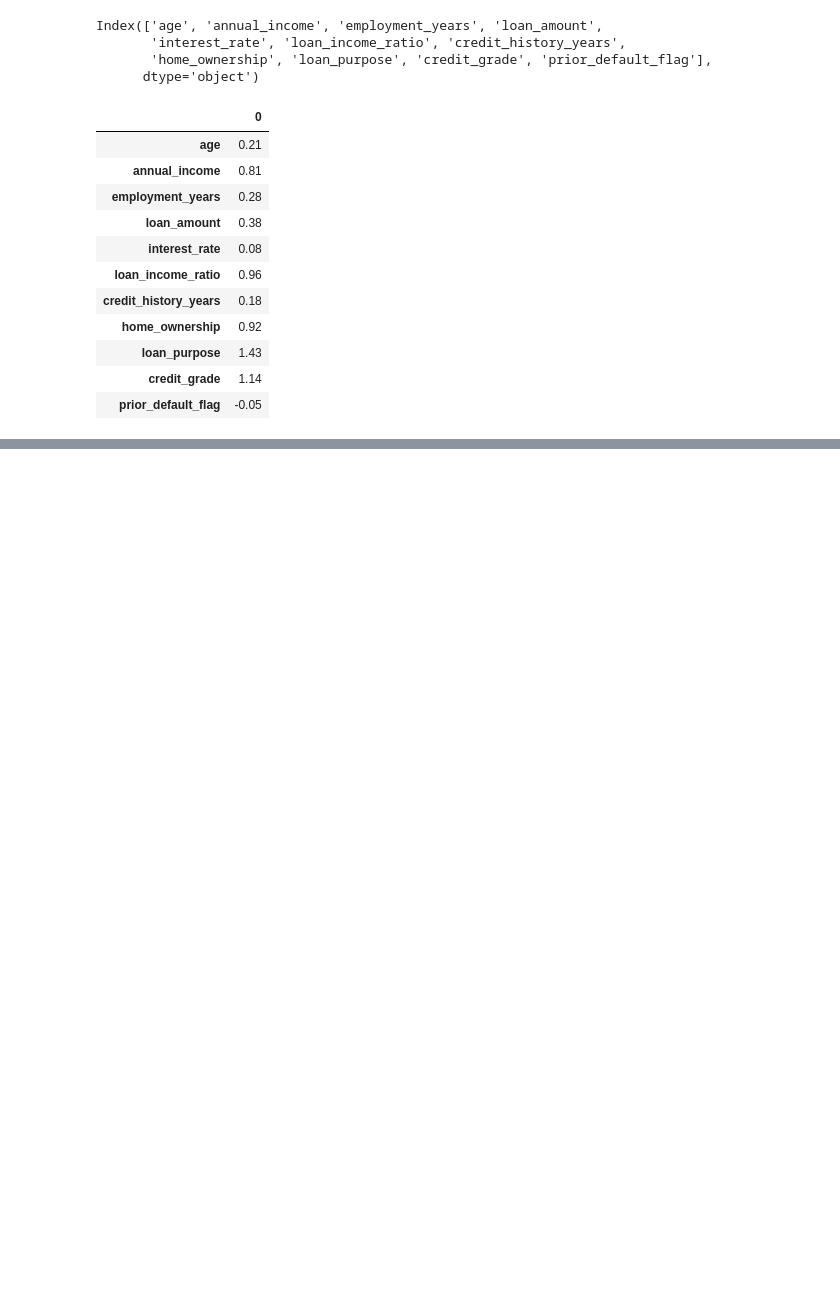
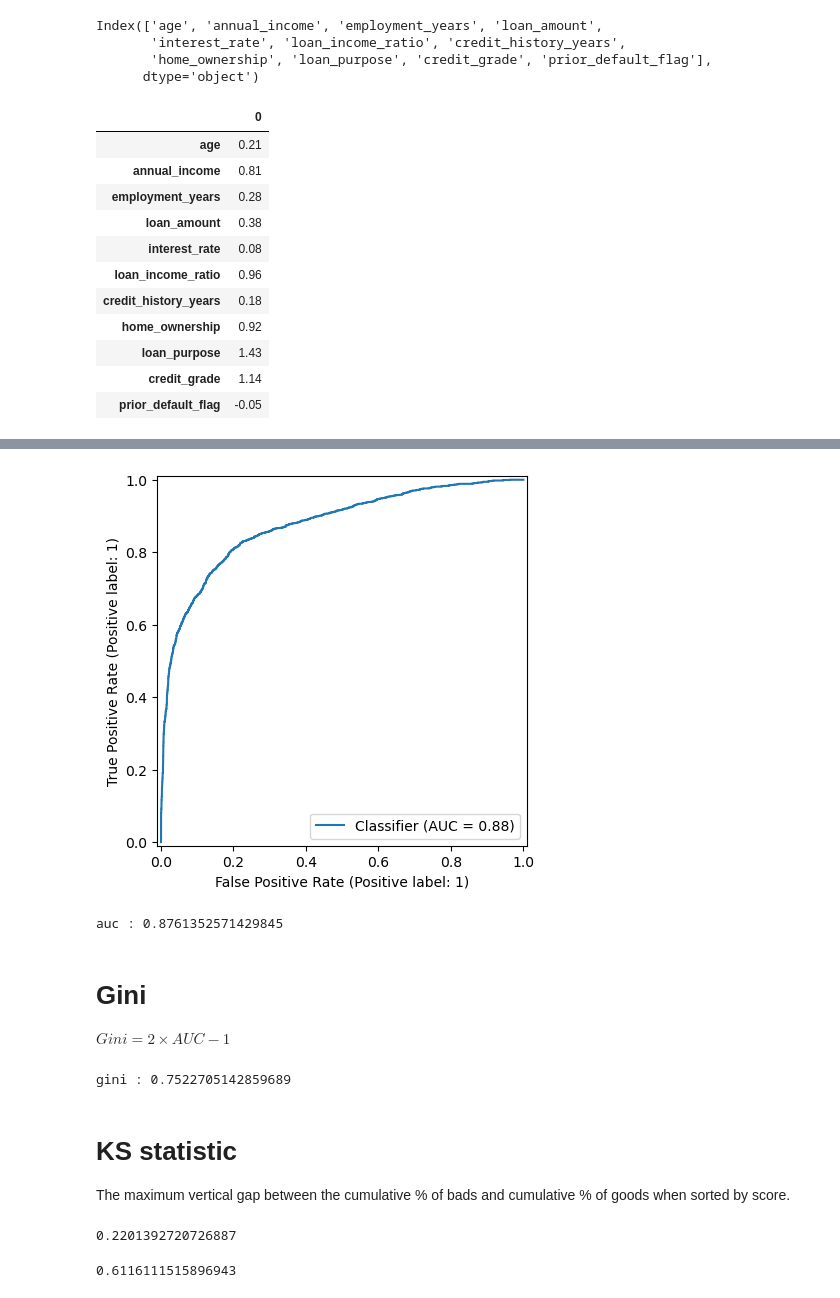
Before and after one commit to manish-singh-deswal/credit-risk-application-scorecard, a Jupyter notebook: 02_notebooks/model.ipynb, the cells around one changed output, grey strips where cells are left out. Saved outputs shown, nothing was run; the diff lists cells and outputs as text; code cells hidden in the pictures; blank space fills up the shorter version.

```diff
--- a/02_notebooks/model.ipynb
+++ b/02_notebooks/model.ipynb
@@ -490,3 +490,7 @@ logistic_regression_model = LogisticRegression()
 logistic_regression_model.fit(X_train_woe,y_train)
 # %% [output]
 LogisticRegression()
+# %%
+# probability of default
+y_prob = logistic_regression_model.predict_proba(X_test_woe)[:, 1]
+y_prob
@@ -521,0 +585,31 @@ pd.DataFrame(index=X_train_woe.columns,data=np.round(logistic_regression_model.c
+# %%
+from sklearn.metrics import roc_auc_score, roc_curve, RocCurveDisplay
+auc = roc_auc_score(y_test, y_prob)
+RocCurveDisplay.from_predictions(y_test, y_prob)
+plt.show()
+print('auc :' , auc)
+# %% [output]
+[figure, added]
+auc : 0.8761352571429845
+# %% [markdown]
+# Gini
+$ Gini = 2 × AUC − 1 $
+# %%
+gini = 2 * auc - 1
+print('gini :',gini)
+# %% [output]
+gini : 0.7522705142859689
+# %% [markdown]
+# KS statistic
+The maximum vertical gap between the cumulative % of bads and cumulative % of goods when sorted by score.
+# %%
+fpr, tpr, thresholds = roc_curve(y_test, y_prob)
+best_cutoff = thresholds[np.argmax(tpr - fpr)]
+print(best_cutoff)
+# %% [output]
+0.2201392720726887
+# %%
+ks = np.max(tpr - fpr)
+print(ks)
+# %% [output]
+0.6116111515896943
```
Also changed, not shown: parts of 17 cells of this notebook.
